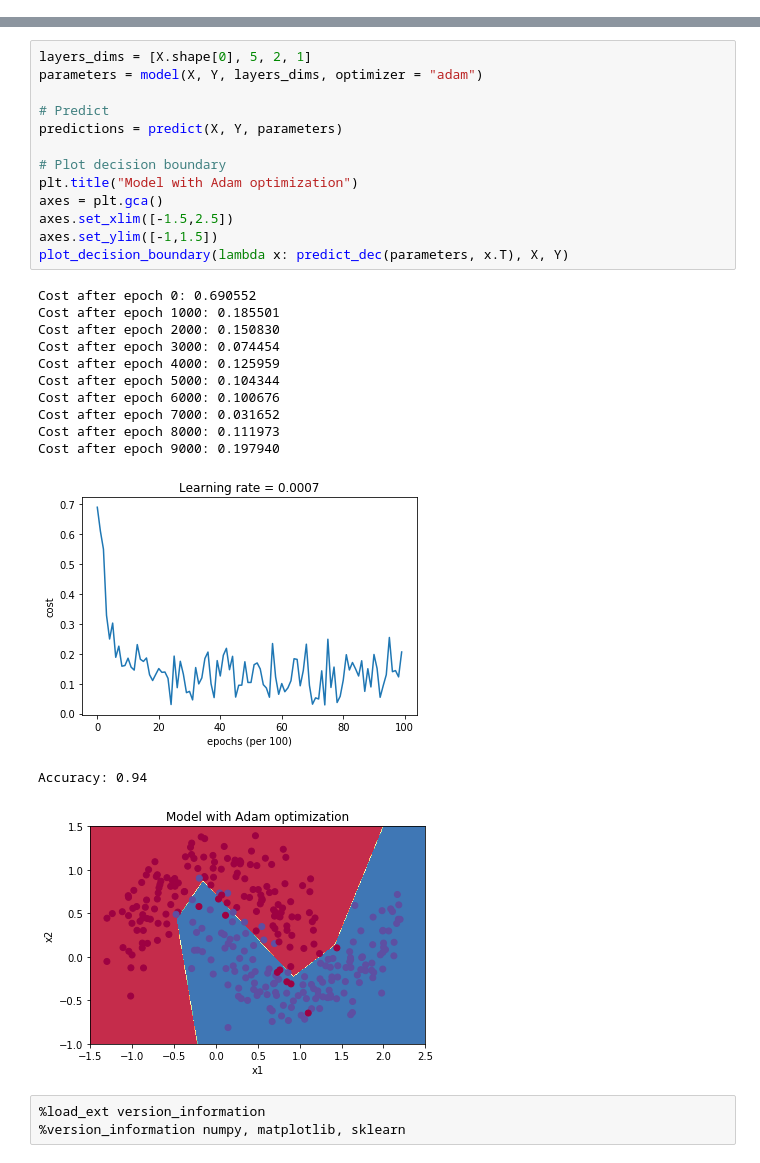
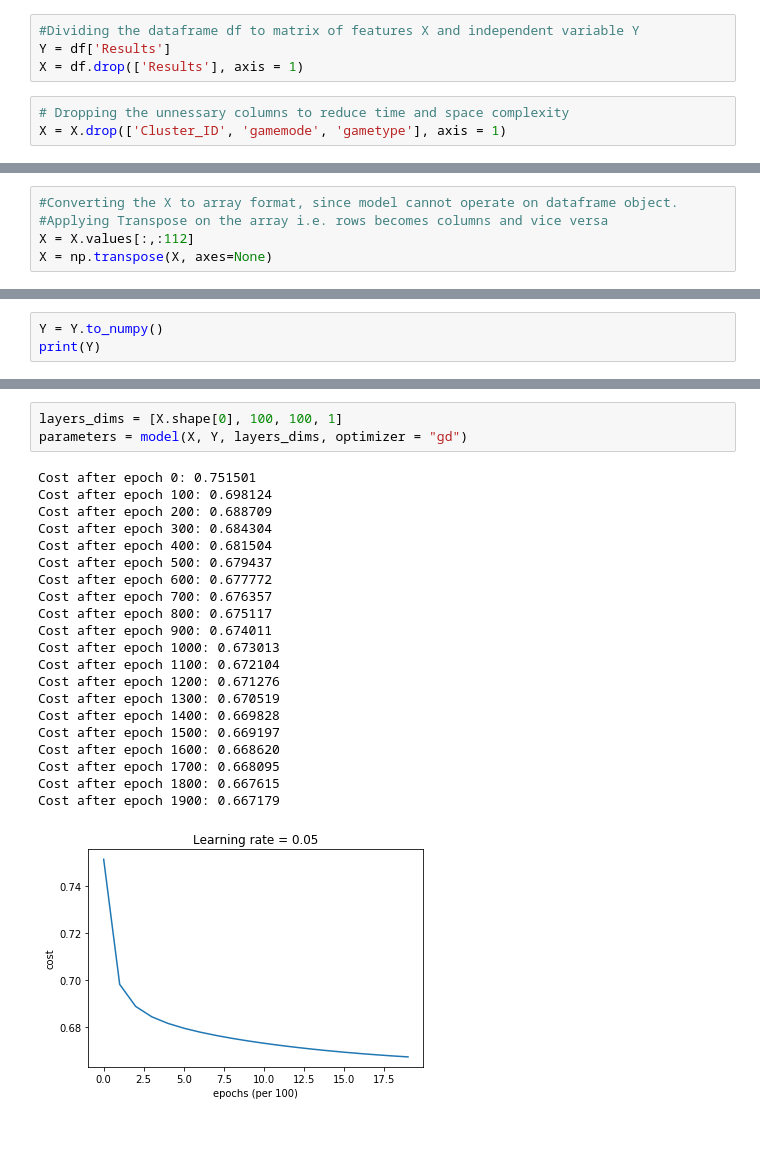
Before and after one commit to THINK989/Neural-Network-from-Scratch, a Jupyter notebook: MLP_from_scratch/Multi Layer Perceptron.ipynb, the cells around one changed output, grey strips where cells are left out. Drawn from its saved outputs; the diff is of its cells as text; blank space fills up the shorter version.

```diff
--- a/MLP_from_scratch/Multi Layer Perceptron.ipynb
+++ b/MLP_from_scratch/Multi Layer Perceptron.ipynb
@@ -77,0 +79,7 @@ def random_mini_batches(X, Y, mini_batch_size = 64, seed = 0):
+# %%
+#Dividing the dataframe df to matrix of features X and independent variable Y
+Y = df['Results']
+X = df.drop(['Results'], axis = 1)
+# %%
+# Dropping the unnessary columns to reduce time and space complexity
+X = X.drop(['Cluster_ID', 'gamemode', 'gametype'], axis = 1)
@@ -77,0 +99,5 @@ def random_mini_batches(X, Y, mini_batch_size = 64, seed = 0):
+# %%
+#Converting the X to array format, since model cannot operate on dataframe object.
+#Applying Transpose on the array i.e. rows becomes columns and vice versa
+X = X.values[:,:112]
+X = np.transpose(X, axes=None)
@@ -77,0 +114,3 @@ def random_mini_batches(X, Y, mini_batch_size = 64, seed = 0):
+# %%
+Y = Y.to_numpy()
+print(Y)
@@ -215,30 +250,25 @@ Accuracy: 0.7966666666666666
-# %%
-layers_dims = [X.shape[0], 5, 2, 1]
-parameters = model(X, Y, layers_dims, optimizer = "adam")
-
-# Predict
-predictions = predict(X, Y, parameters)
-
-# Plot decision boundary
-plt.title("Model with Adam optimization")
-axes = plt.gca()
-axes.set_xlim([-1.5,2.5])
-axes.set_ylim([-1,1.5])
-plot_decision_boundary(lambda x: predict_dec(parameters, x.T), X, Y)
-# %% [output]
-Cost after epoch 0: 0.690552
-Cost after epoch 1000: 0.185501
-Cost after epoch 2000: 0.150830
-Cost after epoch 3000: 0.074454
-Cost after epoch 4000: 0.125959
-Cost after epoch 5000: 0.104344
-Cost after epoch 6000: 0.100676
-Cost after epoch 7000: 0.031652
-Cost after epoch 8000: 0.111973
-Cost after epoch 9000: 0.197940
-[figure, removed]
-Accuracy: 0.94
-[figure, removed]
-# %%
-%load_ext version_information
-%version_information numpy, matplotlib, sklearn
+# %%
+layers_dims = [X.shape[0], 100, 100, 1]
+parameters = model(X, Y, layers_dims, optimizer = "gd")
+# %% [output]
+Cost after epoch 0: 0.751501
+Cost after epoch 100: 0.698124
+Cost after epoch 200: 0.688709
+Cost after epoch 300: 0.684304
+Cost after epoch 400: 0.681504
+Cost after epoch 500: 0.679437
+Cost after epoch 600: 0.677772
+Cost after epoch 700: 0.676357
+Cost after epoch 800: 0.675117
+Cost after epoch 900: 0.674011
+Cost after epoch 1000: 0.673013
+Cost after epoch 1100: 0.672104
+Cost after epoch 1200: 0.671276
+Cost after epoch 1300: 0.670519
+Cost after epoch 1400: 0.669828
+Cost after epoch 1500: 0.669197
+Cost after epoch 1600: 0.668620
+Cost after epoch 1700: 0.668095
+Cost after epoch 1800: 0.667615
+Cost after epoch 1900: 0.667179
+[figure, added]
```
Also changed, not shown: parts of 33 cells of this notebook.
